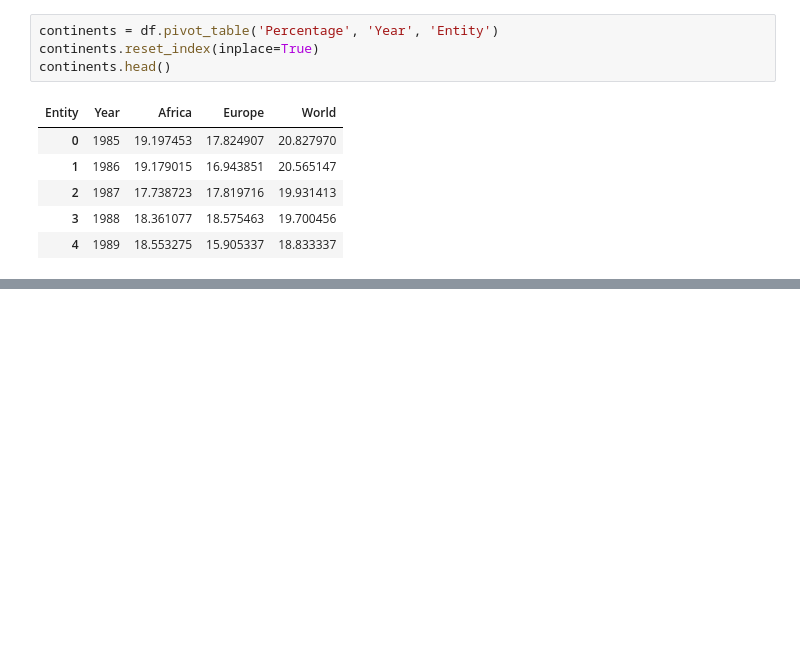
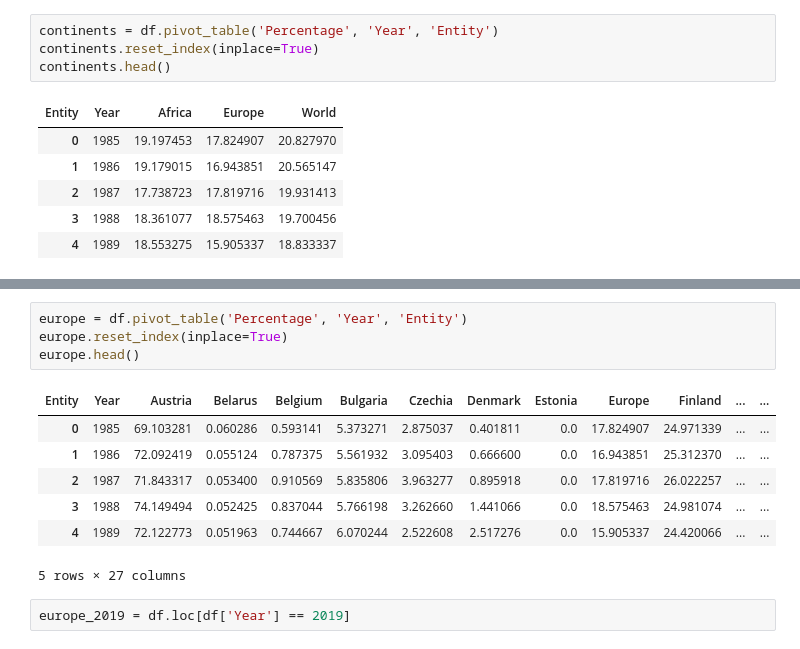
Before and after one commit to kkignasiak98/clean-energy-visualisation, a Jupyter notebook: Test.ipynb, the cells around one changed output, grey strips where cells are left out. Cells and saved outputs as stored; diff of their text form; blank space fills up the shorter version.

```diff
--- a/Test.ipynb
+++ b/Test.ipynb
@@ -51,0 +71,14 @@ fig.show()
+# %%
+europe = df.pivot_table('Percentage', 'Year', 'Entity')
+europe.reset_index(inplace=True)
+europe.head()
+# %% [output]
+| Entity | Year | Austria | Belarus | Belgium | Bulgaria | Czechia | Denmark | Estonia | Europe | Finland | ... | ... |
+| 0 | 1985 | 69.103281 | 0.060286 | 0.593141 | 5.373271 | 2.875037 | 0.401811 | 0.0 | 17.824907 | 24.971339 | ... | ... |
+| 1 | 1986 | 72.092419 | 0.055124 | 0.787375 | 5.561932 | 3.095403 | 0.666600 | 0.0 | 16.943851 | 25.312370 | ... | ... |
+| 2 | 1987 | 71.843317 | 0.053400 | 0.910569 | 5.835806 | 3.963277 | 0.895918 | 0.0 | 17.819716 | 26.022257 | ... | ... |
+| 3 | 1988 | 74.149494 | 0.052425 | 0.837044 | 5.766198 | 3.262660 | 1.441066 | 0.0 | 18.575463 | 24.981074 | ... | ... |
+| 4 | 1989 | 72.122773 | 0.051963 | 0.744667 | 6.070244 | 2.522608 | 2.517276 | 0.0 | 15.905337 | 24.420066 | ... | ... |
+5 rows × 27 columns
+# %%
+europe_2019 = df.loc[df['Year'] == 2019]
```
Also changed, not shown: parts of 5 cells of this notebook.
